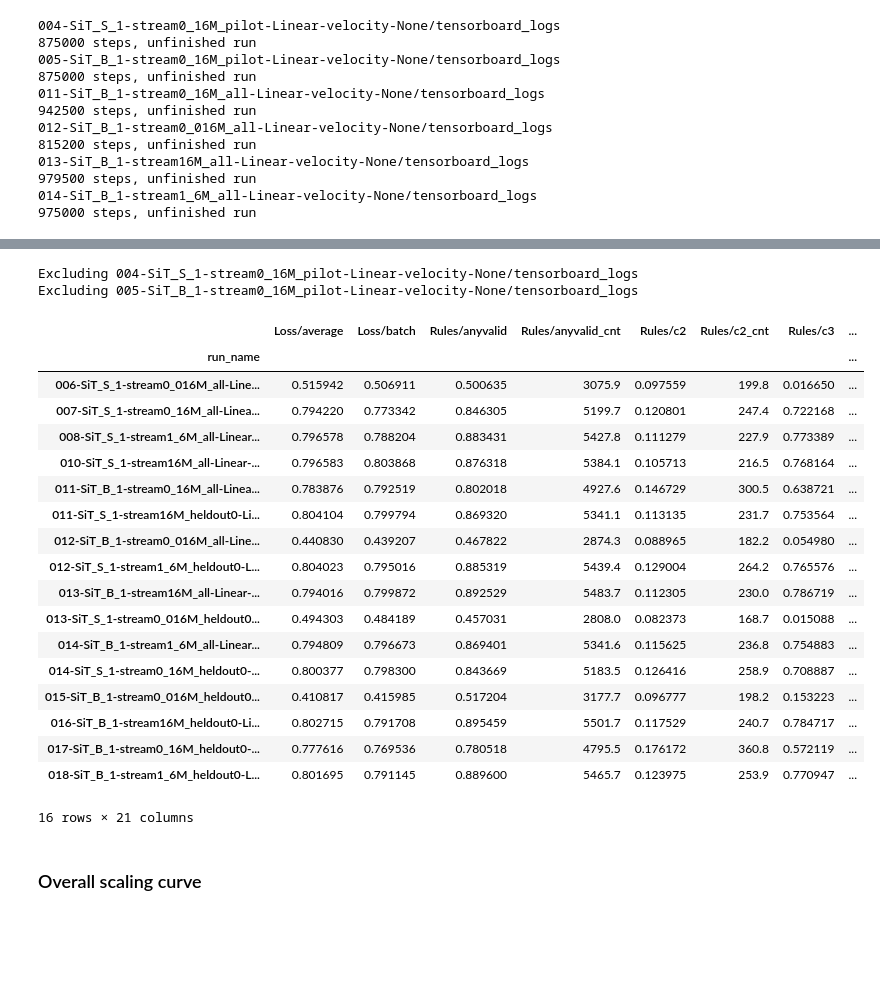
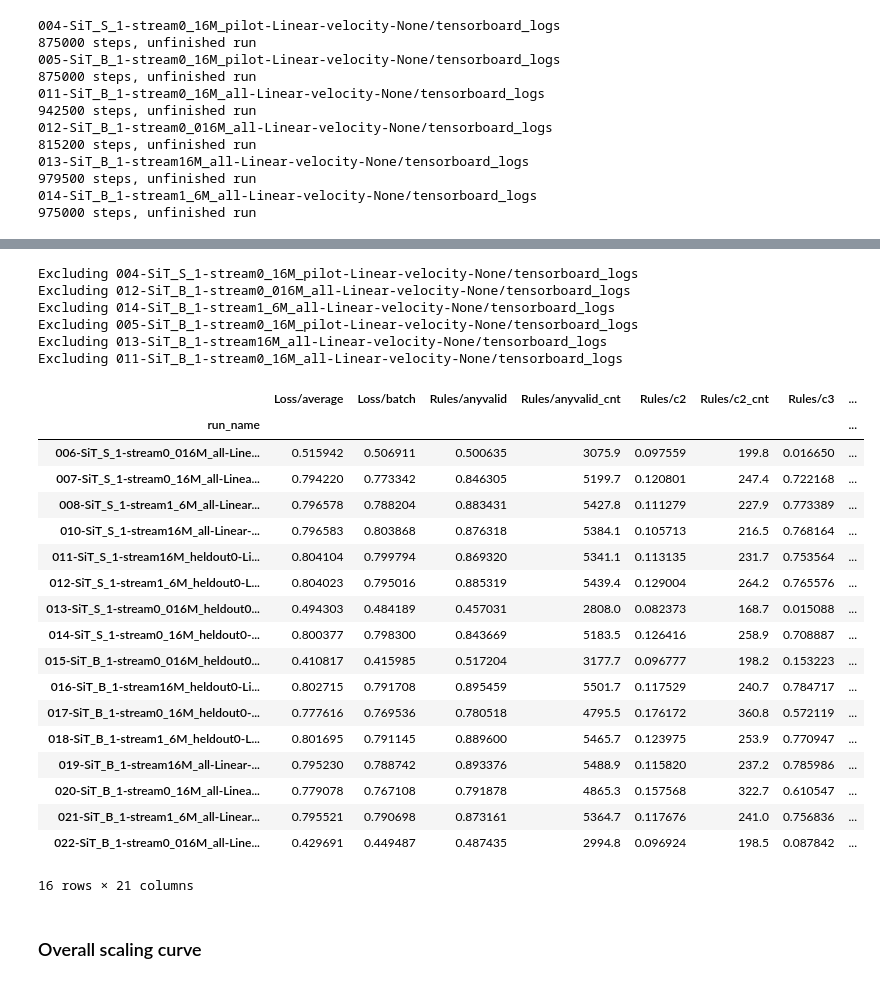
Before and after one commit to Animadversio/DiffusionReasoning, a Jupyter notebook: notebooks/Diffusion_model_Family_final_synopsis.ipynb, the cells around one changed output, grey strips where cells are left out. Cells and saved outputs as stored; diff of their text form; code cells hidden in the pictures; blank space fills up the shorter version.

```diff
--- a/notebooks/Diffusion_model_Family_final_synopsis.ipynb
+++ b/notebooks/Diffusion_model_Family_final_synopsis.ipynb
@@ -819,34 +816,42 @@ pkl.dump(tb_data_col_SiT, open(join(tabdir, "SiT_raven_tensorboard_raw_data.pkl"
 # %%
 excluded_runs = [
     "004-SiT_S_1-stream0_16M_pilot-Linear-velocity-None/tensorboard_logs",
     "005-SiT_B_1-stream0_16M_pilot-Linear-velocity-None/tensorboard_logs",
+    "011-SiT_B_1-stream0_16M_all-Linear-velocity-None/tensorboard_logs", # 942500 steps, unfinished run
+    "012-SiT_B_1-stream0_016M_all-Linear-velocity-None/tensorboard_logs", # 815200 steps, unfinished run
+    "013-SiT_B_1-stream16M_all-Linear-velocity-None/tensorboard_logs", # 979500 steps, unfinished run
+    "014-SiT_B_1-stream1_6M_all-Linear-velocity-None/tensorboard_logs", # 975000 steps, unfinished run
 ]
 simplify_runname = lambda x: x.replace("/tensorboard_logs", "").split("_2024")[0].replace("RAVEN10_abstract-", "")
 syndf_SiT_std = extract_last_K_step_avg_summary(tb_data_col_SiT, simplify_runname, exclude_runs=excluded_runs, K=10, compute_std=True)
 syndf_SiT_std = syndf_SiT_std.sort_index()
 syndf_SiT_std.to_csv(join(tabdir, "SiT_raven_tensorboard_data_last10.csv"))
 syndf_SiT_std
 # %% [output]
 Excluding 004-SiT_S_1-stream0_16M_pilot-Linear-velocity-None/tensorboard_logs
+Excluding 012-SiT_B_1-stream0_016M_all-Linear-velocity-None/tensorboard_logs
+Excluding 014-SiT_B_1-stream1_6M_all-Linear-velocity-None/tensorboard_logs
 Excluding 005-SiT_B_1-stream0_16M_pilot-Linear-velocity-None/tensorboard_logs
+Excluding 013-SiT_B_1-stream16M_all-Linear-velocity-None/tensorboard_logs
+Excluding 011-SiT_B_1-stream0_16M_all-Linear-velocity-None/tensorboard_logs
 |  | Loss/average | Loss/batch | Rules/anyvalid | Rules/anyvalid_cnt | Rules/c2 | Rules/c2_cnt | Rules/c3 | ... |
 | run_name |  |  |  |  |  |  |  | ... |
 | 006-SiT_S_1-stream0_016M_all-Line... | 0.515942 | 0.506911 | 0.500635 | 3075.9 | 0.097559 | 199.8 | 0.016650 | ... |
 | 007-SiT_S_1-stream0_16M_all-Linea... | 0.794220 | 0.773342 | 0.846305 | 5199.7 | 0.120801 | 247.4 | 0.722168 | ... |
 | 008-SiT_S_1-stream1_6M_all-Linear... | 0.796578 | 0.788204 | 0.883431 | 5427.8 | 0.111279 | 227.9 | 0.773389 | ... |
 | 010-SiT_S_1-stream16M_all-Linear-... | 0.796583 | 0.803868 | 0.876318 | 5384.1 | 0.105713 | 216.5 | 0.768164 | ... |
-| 011-SiT_B_1-stream0_16M_all-Linea... | 0.783876 | 0.792519 | 0.802018 | 4927.6 | 0.146729 | 300.5 | 0.638721 | ... |
 | 011-SiT_S_1-stream16M_heldout0-Li... | 0.804104 | 0.799794 | 0.869320 | 5341.1 | 0.113135 | 231.7 | 0.753564 | ... |
-| 012-SiT_B_1-stream0_016M_all-Line... | 0.440830 | 0.439207 | 0.467822 | 2874.3 | 0.088965 | 182.2 | 0.054980 | ... |
 | 012-SiT_S_1-stream1_6M_heldout0-L... | 0.804023 | 0.795016 | 0.885319 | 5439.4 | 0.129004 | 264.2 | 0.765576 | ... |
-| 013-SiT_B_1-stream16M_all-Linear-... | 0.794016 | 0.799872 | 0.892529 | 5483.7 | 0.112305 | 230.0 | 0.786719 | ... |
 | 013-SiT_S_1-stream0_016M_heldout0... | 0.494303 | 0.484189 | 0.457031 | 2808.0 | 0.082373 | 168.7 | 0.015088 | ... |
-| 014-SiT_B_1-stream1_6M_all-Linear... | 0.794809 | 0.796673 | 0.869401 | 5341.6 | 0.115625 | 236.8 | 0.754883 | ... |
 | 014-SiT_S_1-stream0_16M_heldout0-... | 0.800377 | 0.798300 | 0.843669 | 5183.5 | 0.126416 | 258.9 | 0.708887 | ... |
 | 015-SiT_B_1-stream0_016M_heldout0... | 0.410817 | 0.415985 | 0.517204 | 3177.7 | 0.096777 | 198.2 | 0.153223 | ... |
 | 016-SiT_B_1-stream16M_heldout0-Li... | 0.802715 | 0.791708 | 0.895459 | 5501.7 | 0.117529 | 240.7 | 0.784717 | ... |
 | 017-SiT_B_1-stream0_16M_heldout0-... | 0.777616 | 0.769536 | 0.780518 | 4795.5 | 0.176172 | 360.8 | 0.572119 | ... |
 | 018-SiT_B_1-stream1_6M_heldout0-L... | 0.801695 | 0.791145 | 0.889600 | 5465.7 | 0.123975 | 253.9 | 0.770947 | ... |
+| 019-SiT_B_1-stream16M_all-Linear-... | 0.795230 | 0.788742 | 0.893376 | 5488.9 | 0.115820 | 237.2 | 0.785986 | ... |
+| 020-SiT_B_1-stream0_16M_all-Linea... | 0.779078 | 0.767108 | 0.791878 | 4865.3 | 0.157568 | 322.7 | 0.610547 | ... |
+| 021-SiT_B_1-stream1_6M_all-Linear... | 0.795521 | 0.790698 | 0.873161 | 5364.7 | 0.117676 | 241.0 | 0.756836 | ... |
+| 022-SiT_B_1-stream0_016M_all-Line... | 0.429691 | 0.449487 | 0.487435 | 2994.8 | 0.096924 | 198.5 | 0.087842 | ... |
 16 rows × 21 columns
 # %% [markdown]
 ### Overall scaling curve
```
Also changed, not shown: parts of 37 cells of this notebook, 8 other files.
